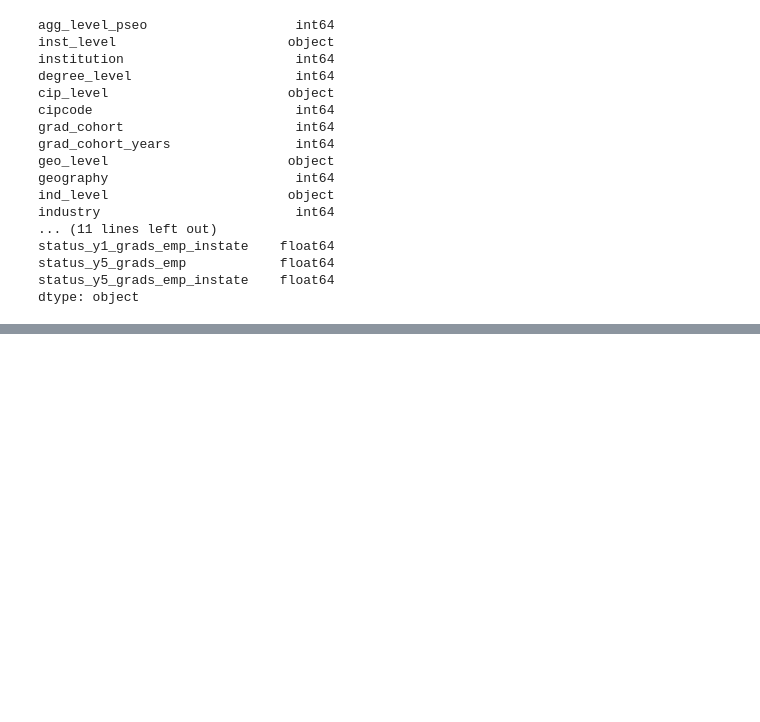
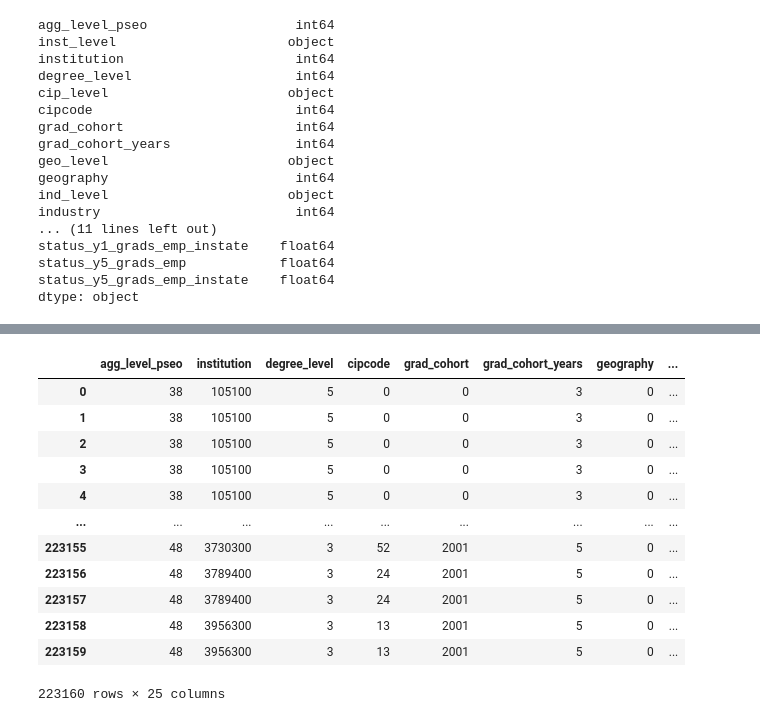
Before and after one commit to adinfinitum225/final_project, a Jupyter notebook: Sample_Machine.ipynb, the cells around one changed output, grey strips where cells are left out. Drawn from its saved outputs; the diff is of its cells as text; code cells hidden in the pictures; blank space fills up the shorter version.

```diff
--- a/Sample_Machine.ipynb
+++ b/Sample_Machine.ipynb
@@ -72,0 +116,13 @@ dtype: object
+# %%
+# One hot encoding is used on cip_level column
+
+# Create the OneHotEncoder instance
+from sklearn.preprocessing import OneHotEncoder
+enc = OneHotEncoder(sparse=False)
+
+# Fit the encoder and produce encoded DataFrame
+encode_df = pd.DataFrame(enc.fit_transform(dropped_df.cip_level.values.reshape(-1,1)))
+
+# Rename encoded columns
+encode_df.columns = enc.get_feature_names(['cip_level'])
+encode_df.head()
@@ -73,2 +136,19 @@ dtype: object
+# %%
+# Merge the two DataFrames together and drop the cip_level column
+dropped_df.merge(encode_df,left_index=True,right_index=True).drop("cip_level",1)
+# %% [output]
+|  | agg_level_pseo | institution | degree_level | cipcode | grad_cohort | grad_cohort_years | geography | ... |
+| 0 | 38 | 105100 | 5 | 0 | 0 | 3 | 0 | ... |
+| 1 | 38 | 105100 | 5 | 0 | 0 | 3 | 0 | ... |
+| 2 | 38 | 105100 | 5 | 0 | 0 | 3 | 0 | ... |
+| 3 | 38 | 105100 | 5 | 0 | 0 | 3 | 0 | ... |
+| 4 | 38 | 105100 | 5 | 0 | 0 | 3 | 0 | ... |
+| ... | ... | ... | ... | ... | ... | ... | ... | ... |
+| 223155 | 48 | 3730300 | 3 | 52 | 2001 | 5 | 0 | ... |
+| 223156 | 48 | 3789400 | 3 | 24 | 2001 | 5 | 0 | ... |
+| 223157 | 48 | 3789400 | 3 | 24 | 2001 | 5 | 0 | ... |
+| 223158 | 48 | 3956300 | 3 | 13 | 2001 | 5 | 0 | ... |
+| 223159 | 48 | 3956300 | 3 | 13 | 2001 | 5 | 0 | ... |
+223160 rows × 25 columns
 # %%
 # Define features dataset
```
Also changed, not shown: parts of 21 cells of this notebook.
